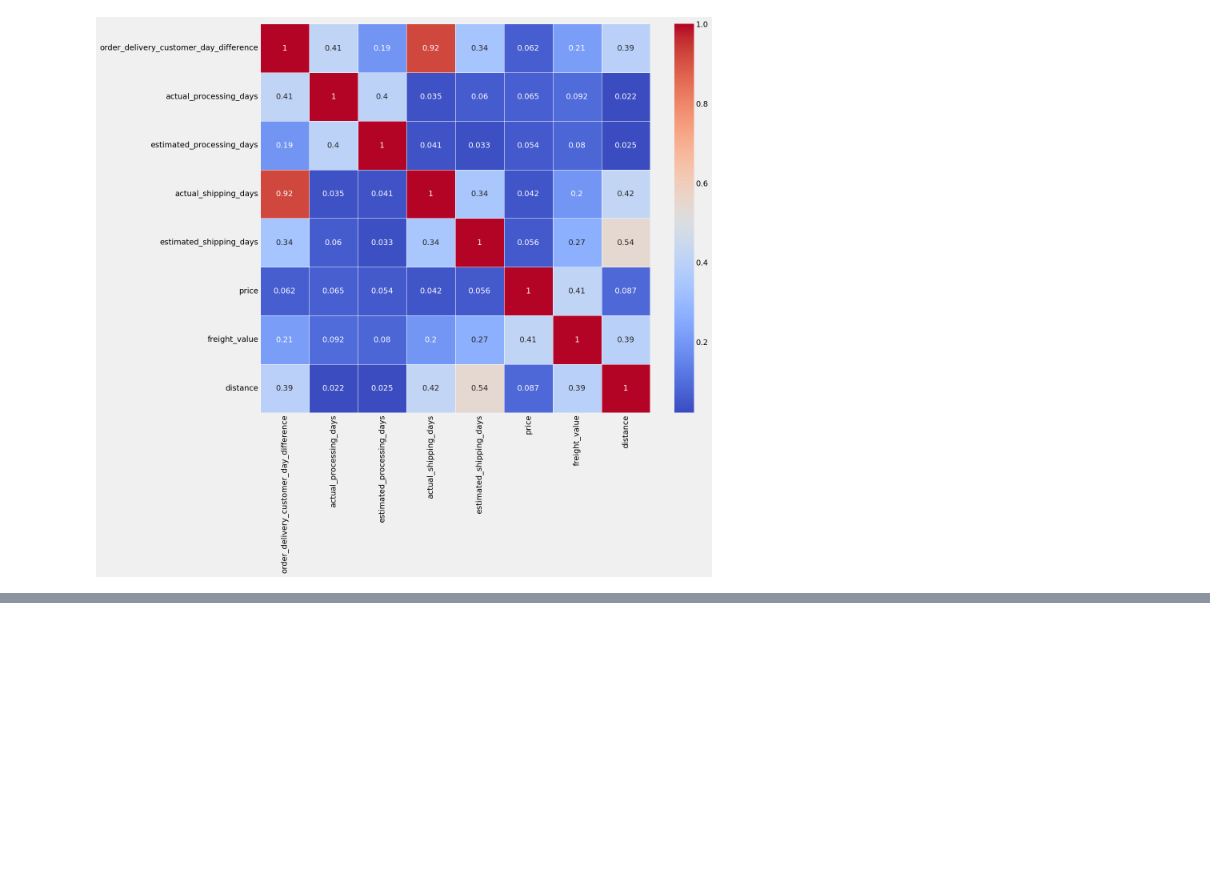
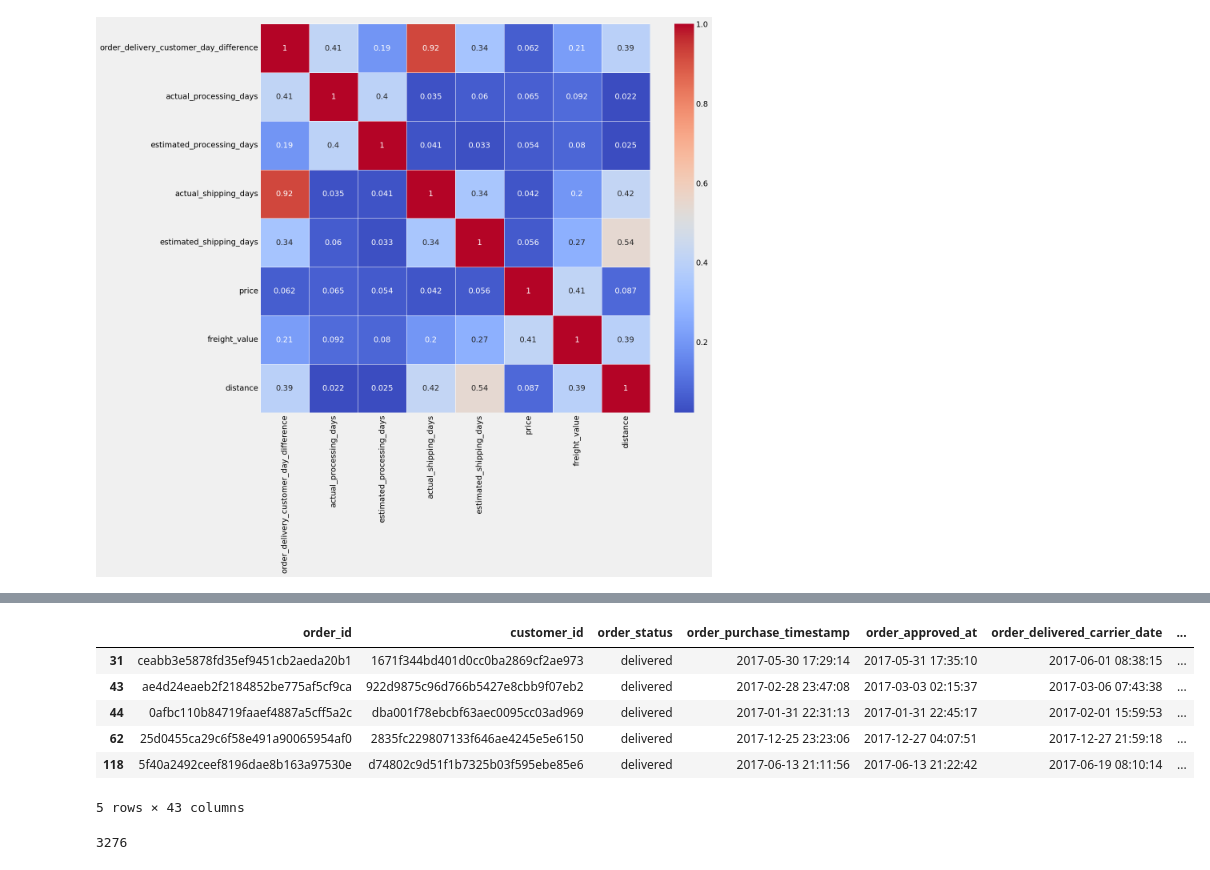
Before and after one commit to jugnuarora/Capstone-Project-E-Commerce, a Jupyter notebook: EDA_Fahad.ipynb, the cells around one changed output, grey strips where cells are left out. Drawn from its saved outputs; the diff is of its cells as text; code cells hidden in the pictures; blank space fills up the shorter version.

```diff
--- a/EDA_Fahad.ipynb
+++ b/EDA_Fahad.ipynb
@@ -468,0 +489,15 @@ ax = sns.heatmap(corr_mtrx3, linewidths=.5, annot=True, cmap='coolwarm')
+# %%
+bbt_s = seventeen[seventeen['product_category'] == 'bed_bath_table']
+bbt_s.head()
+# %% [output]
+|  | order_id | customer_id | order_status | order_purchase_timestamp | order_approved_at | order_delivered_carrier_date | ... |
+| 31 | ceabb3e5878fd35ef9451cb2aeda20b1 | 1671f344bd401d0cc0ba2869cf2ae973 | delivered | 2017-05-30 17:29:14 | 2017-05-31 17:35:10 | 2017-06-01 08:38:15 | ... |
+| 43 | ae4d24eaeb2f2184852be775af5cf9ca | 922d9875c96d766b5427e8cbb9f07eb2 | delivered | 2017-02-28 23:47:08 | 2017-03-03 02:15:37 | 2017-03-06 07:43:38 | ... |
+| 44 | 0afbc110b84719faaef4887a5cff5a2c | dba001f78ebcbf63aec0095cc03ad969 | delivered | 2017-01-31 22:31:13 | 2017-01-31 22:45:17 | 2017-02-01 15:59:53 | ... |
+| 62 | 25d0455ca29c6f58e491a90065954af0 | 2835fc229807133f646ae4245e5e6150 | delivered | 2017-12-25 23:23:06 | 2017-12-27 04:07:51 | 2017-12-27 21:59:18 | ... |
+| 118 | 5f40a2492ceef8196dae8b163a97530e | d74802c9d51f1b7325b03f595ebe85e6 | delivered | 2017-06-13 21:11:56 | 2017-06-13 21:22:42 | 2017-06-19 08:10:14 | ... |
+5 rows × 43 columns
+# %%
+bbt_s['product_id'].nunique()
+# %% [output]
+3276
```
Also changed, not shown: parts of 17 cells of this notebook.
